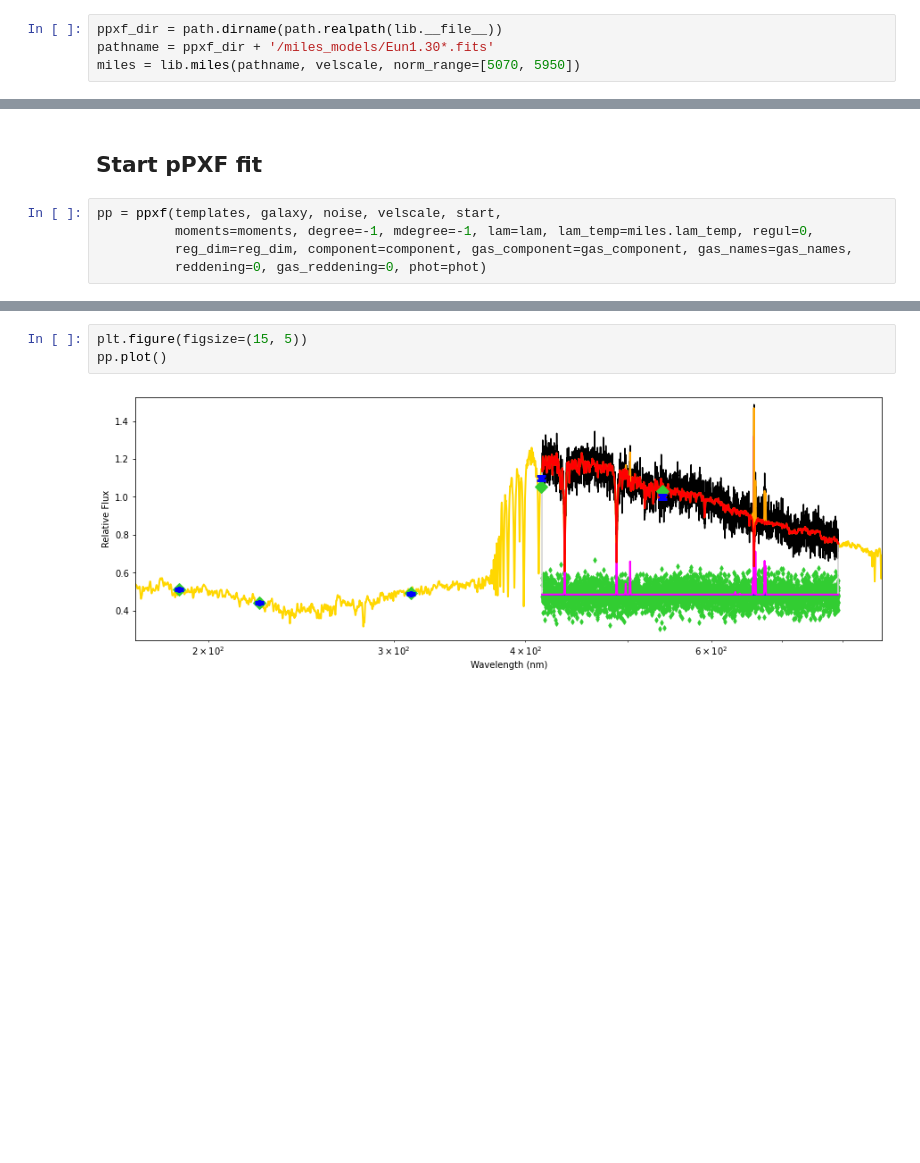
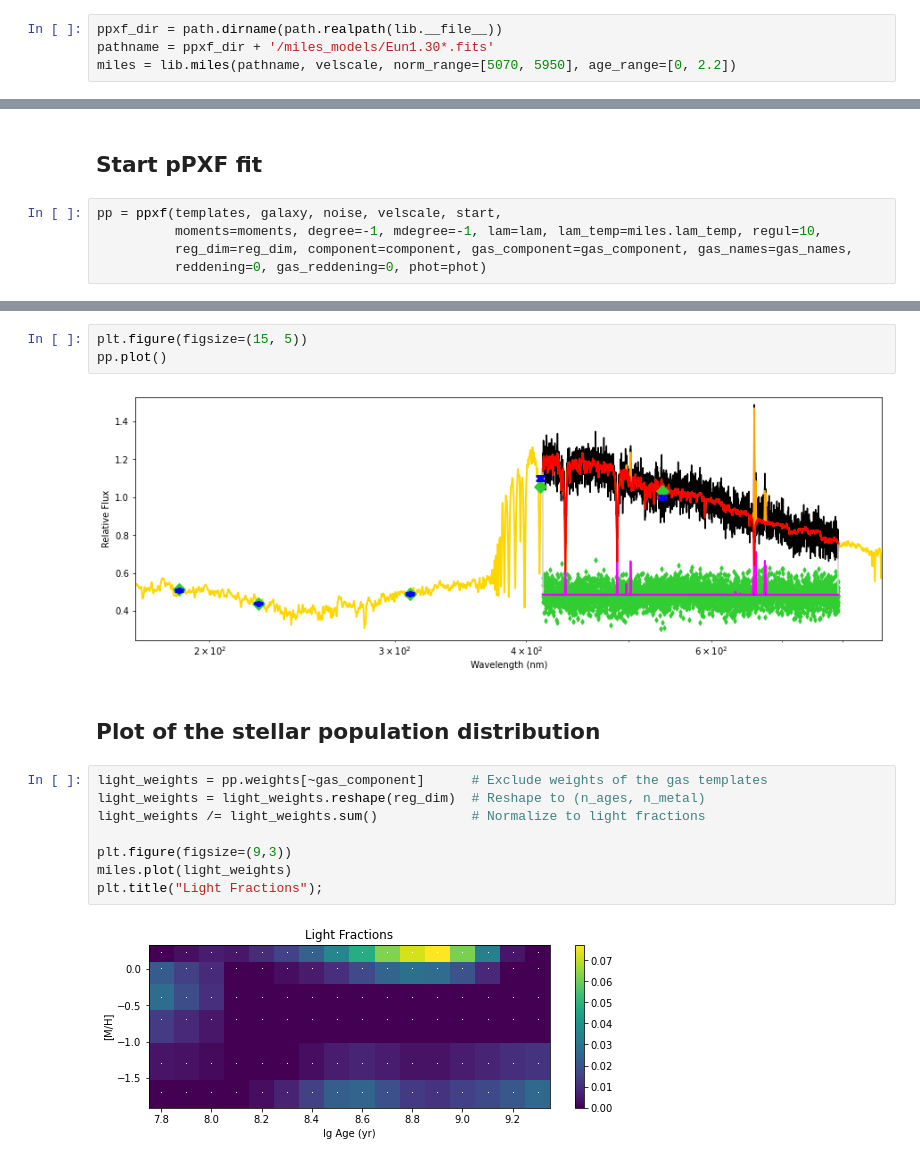
Before and after one commit to rundesk/ppxf_examples, a Jupyter notebook: ppxf_example_high_redshift.ipynb, the cells around one changed output, grey strips where cells are left out. Drawn from its saved outputs; the diff is of its cells as text; blank space fills up the shorter version.

```diff
--- a/ppxf_example_high_redshift.ipynb
+++ b/ppxf_example_high_redshift.ipynb
@@ -61,5 +65,5 @@ The templates are normalized to the V-band using norm_range. In this way the wei
 # %%
 ppxf_dir = path.dirname(path.realpath(lib.__file__))
 pathname = ppxf_dir + '/miles_models/Eun1.30*.fits'
-miles = lib.miles(pathname, velscale, norm_range=[5070, 5950])
+miles = lib.miles(pathname, velscale, norm_range=[5070, 5950], age_range=[0, 2.2])
 # %% [markdown]
@@ -198,7 +204,7 @@ phot = {"templates": phot_templates, "galaxy": phot_galaxy, "noise": phot_noise,
 ## Start pPXF fit
 # %%
 pp = ppxf(templates, galaxy, noise, velscale, start,
-          moments=moments, degree=-1, mdegree=-1, lam=lam, lam_temp=miles.lam_temp, regul=0,
+          moments=moments, degree=-1, mdegree=-1, lam=lam, lam_temp=miles.lam_temp, regul=10,
           reg_dim=reg_dim, component=component, gas_component=gas_component, gas_names=gas_names,
           reddening=0, gas_reddening=0, phot=phot)
 # %% [output]
@@ -225,4 +231,16 @@ Comp:  1           [NII]6583_d      2.148      0.20    1244   126
 plt.figure(figsize=(15, 5))
 pp.plot()
 # %% [output]
-[figure, old version]
+[figure, new version]
+# %% [markdown]
+## Plot of the stellar population distribution
+# %%
+light_weights = pp.weights[~gas_component]      # Exclude weights of the gas templates
+light_weights = light_weights.reshape(reg_dim)  # Reshape to (n_ages, n_metal)
+light_weights /= light_weights.sum()            # Normalize to light fractions
+
+plt.figure(figsize=(9,3))
+miles.plot(light_weights)
+plt.title("Light Fractions");
+# %% [output]
+[figure, added]
```
Also changed, not shown: parts of 10 cells of this notebook, 3 other files.
